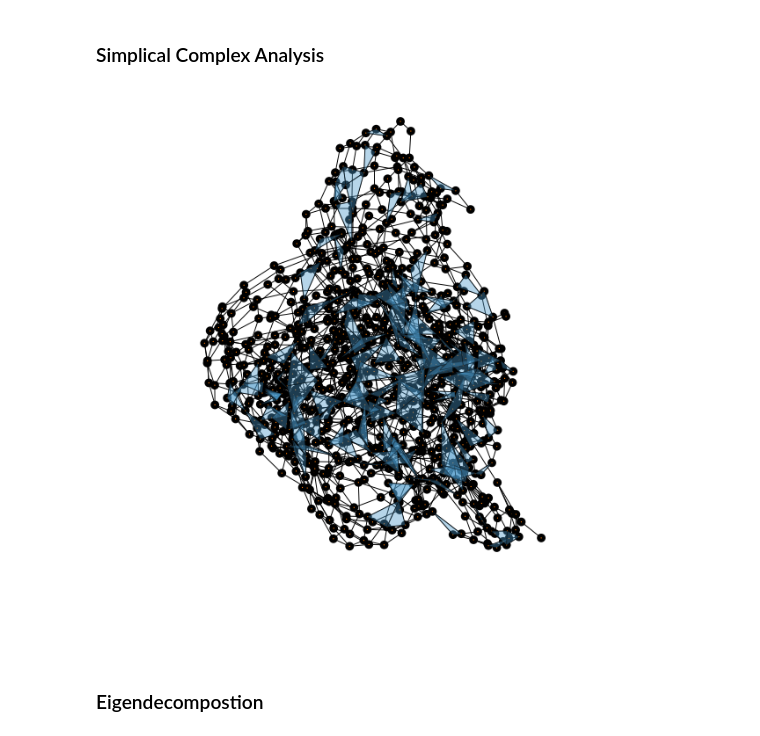
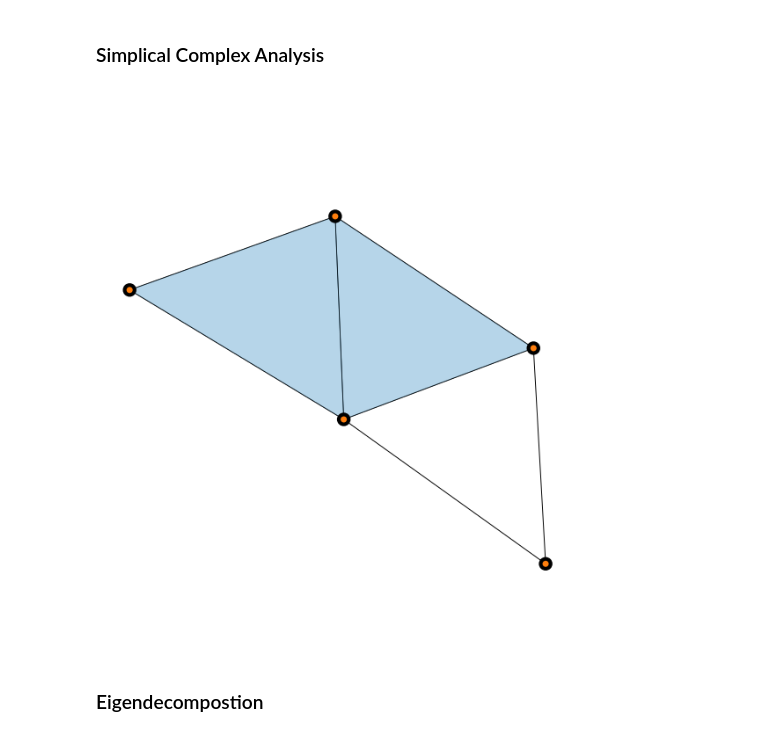
Before and after one commit to irtazahashmi/pytspl, a Jupyter notebook: playground.ipynb, the cells around one changed output. Drawn from its saved outputs; the diff is of its cells as text; code cells hidden in the pictures.

```diff
--- a/playground.ipynb
+++ b/playground.ipynb
@@ -85,21 +88,21 @@ simplices
 #### Option 3: Incidence matrices, B1 & B2
 # %%
 # read B1, B2
-#B1_filename = f'{data_folder}/B1.csv'
-#B2_filename = f'{data_folder}/B2.csv'
-#G = GraphDataReader.read_incidence_matrix(B1_filename, B2_filename)
-#simplices = G.simplicies
-#simplices
+B1_filename = f'{data_folder}/B1.csv'
+B2_filename = f'{data_folder}/B2.csv'
+G = NetworkReader.read_incidence_matrix(B1_filename, B2_filename)
+simplices = G.simplicies
+simplices
 # %% [markdown]
 ### Simplical Complex Analysis
 # %%
 from sclibrary.simplicial_complex import SimplicialComplexNetwork
 
 #sc = SimplicialComplexNetwork(simplices=simplices, pos=coordinates)
 sc = SimplicialComplexNetwork(simplices=simplices)
-sc.draw_2d(node_radius=0.01)
+sc.draw_2d(node_radius=0.02)
 # %% [output]
-[figure, old version]
+[figure, new version]
 # %% [markdown]
 ### Eigendecompostion
 # %%
```
Also changed, not shown: parts of 3 cells of this notebook, 3 other files.
